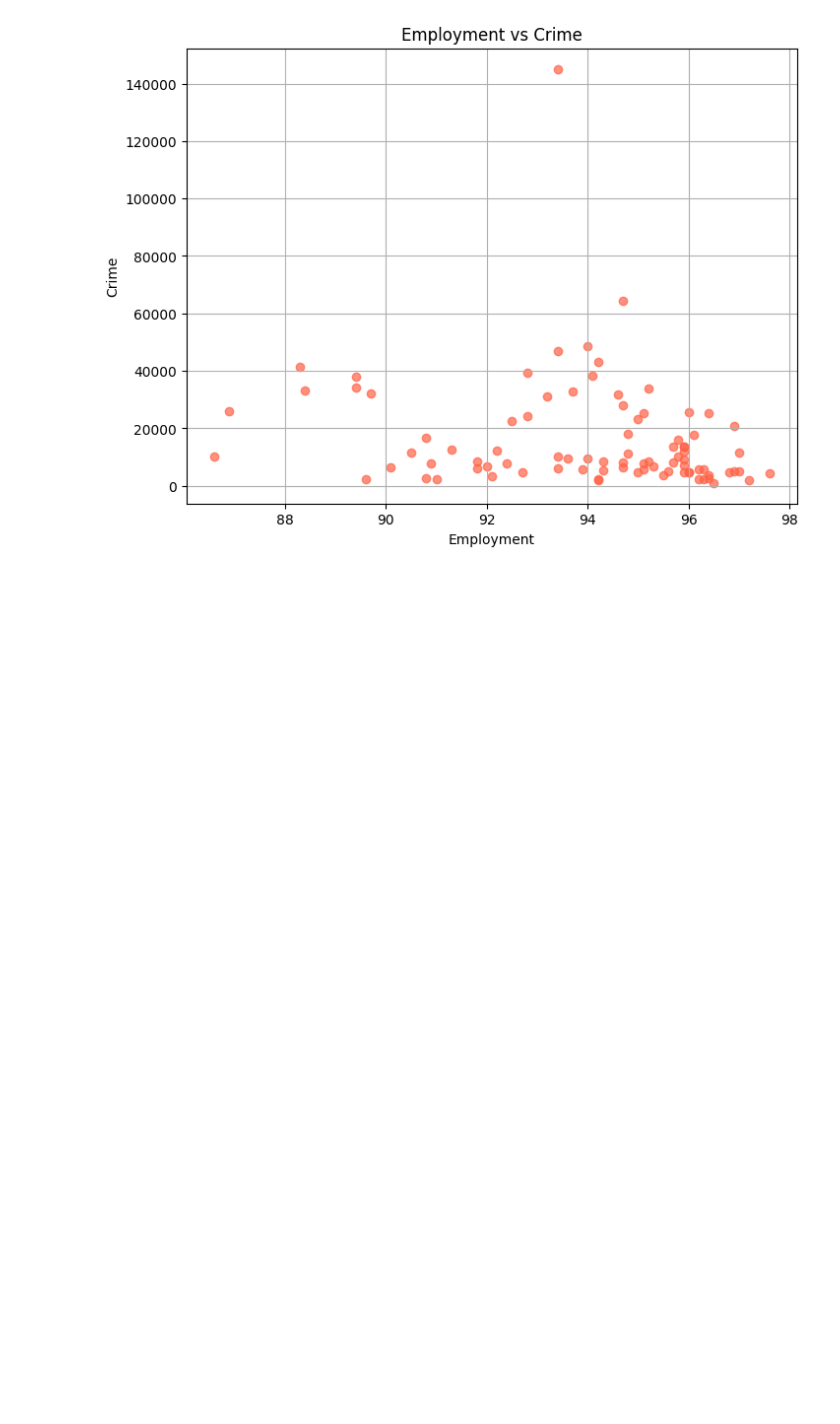
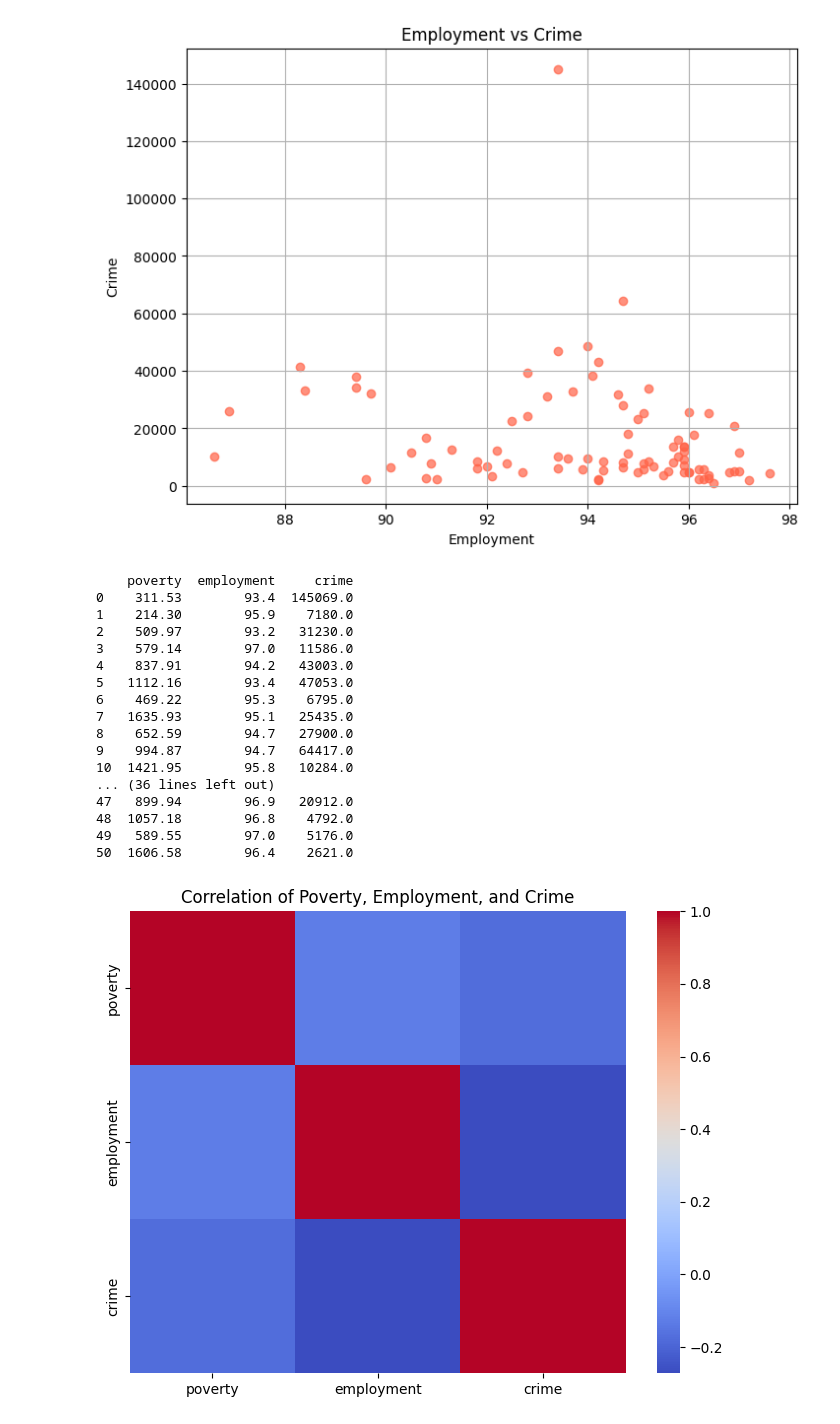
Before and after one commit to RpnAndri/crime-analysis, a Jupyter notebook: graphs.ipynb, the cells around one changed output. Saved outputs shown, nothing was run; the diff lists cells and outputs as text; code cells hidden in the pictures; blank space fills up the shorter version.

Commit message:
add(graphs.ipynb): heatmap

```diff
--- a/graphs.ipynb
+++ b/graphs.ipynb
@@ -135,3 +136,41 @@ plt.show()
 
 [87 rows x 2 columns]
 [figure]
+# %%
+# Heatmap to compare the variables
+
+import seaborn as sns
+
+# Returns a 3x3 correlation matrix, pairwise correlation
+pov_emp_crime_df = df[["poverty", "employment", "crime"]]
+pov_emp_crime_df = pov_emp_crime_df[~((pov_emp_crime_df==0).any(axis=1))].reset_index(drop=True)
+pov_emp_crime_df = pov_emp_crime_df.dropna().reset_index(drop=True)
+print(pov_emp_crime_df)
+
+corr = pov_emp_crime_df.corr()
+
+# Heatmap
+plt.figure(figsize=(8, 6))
+# Red = high positive corr, blue = high negative corr, white = near zero corr
+sns.heatmap(corr, cmap="coolwarm")
+plt.title("Correlation of Poverty, Employment, and Crime")
+plt.show()
+# %% [output]
+    poverty  employment     crime
+0    311.53        93.4  145069.0
+1    214.30        95.9    7180.0
+2    509.97        93.2   31230.0
+3    579.14        97.0   11586.0
+4    837.91        94.2   43003.0
+5   1112.16        93.4   47053.0
+6    469.22        95.3    6795.0
+7   1635.93        95.1   25435.0
+8    652.59        94.7   27900.0
+9    994.87        94.7   64417.0
+10  1421.95        95.8   10284.0
+... (36 lines left out)
+47   899.94        96.9   20912.0
+48  1057.18        96.8    4792.0
+49   589.55        97.0    5176.0
+50  1606.58        96.4    2621.0
+[figure, added]
```
Also changed, not shown: parts of 1 cell of this notebook.
